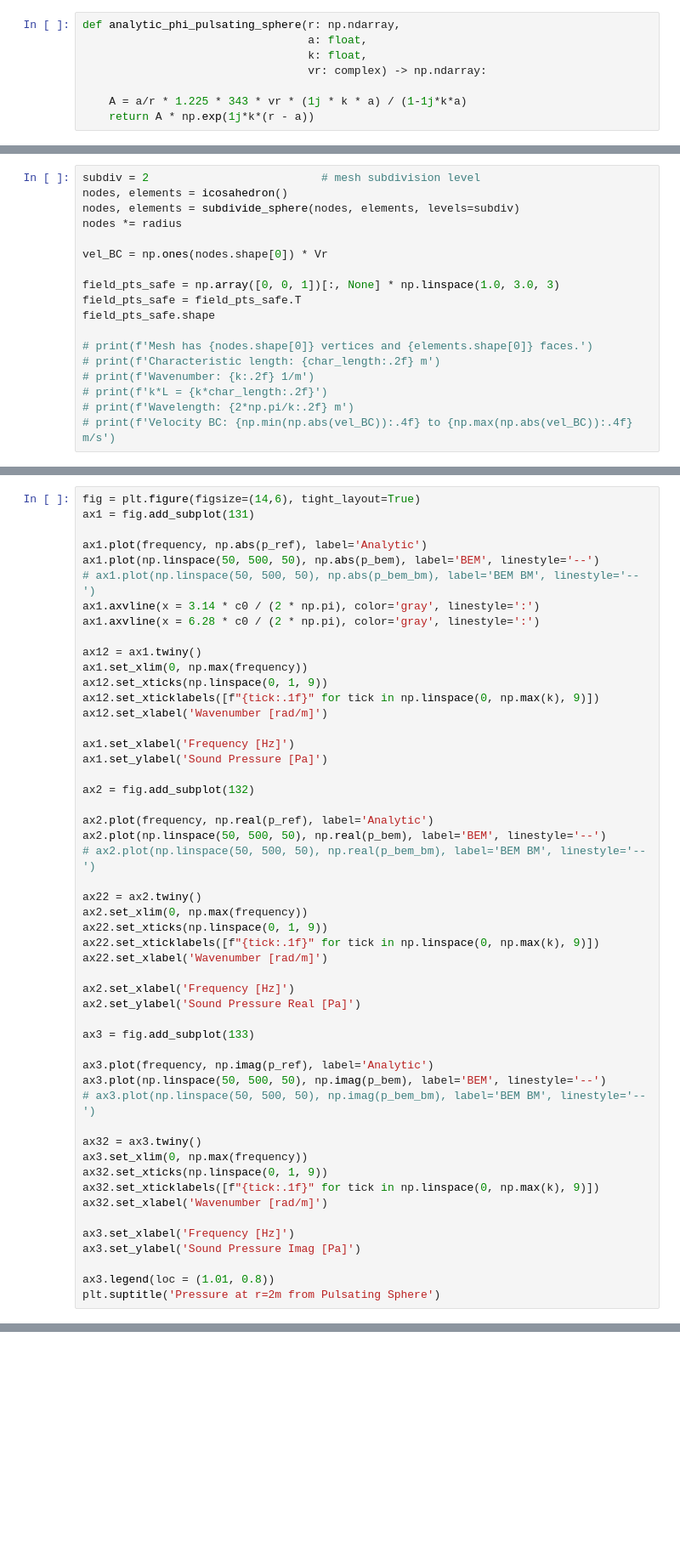
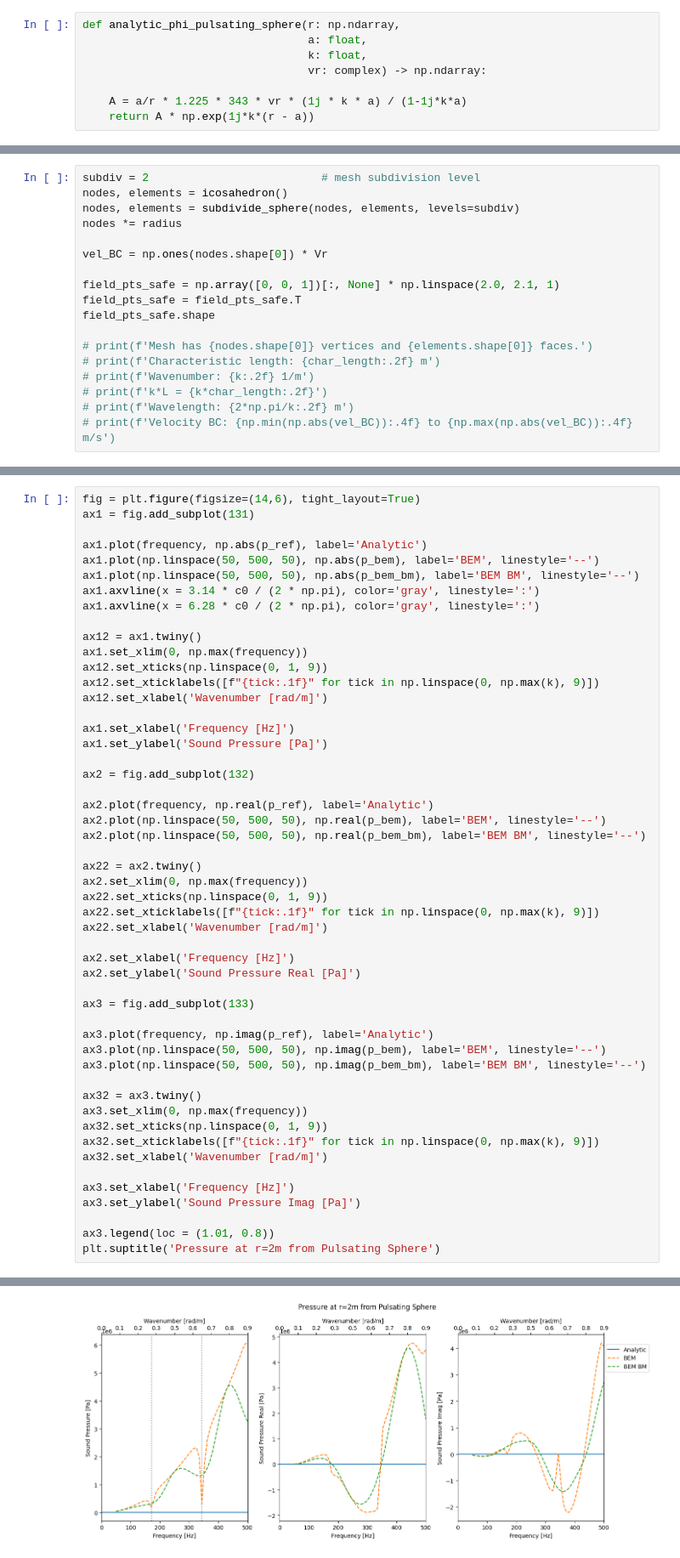
Before and after one commit to kristofcufar/Acoustic_BEM, a Jupyter notebook: Demo_monopole_freq_sweep.ipynb, the cells around one changed output, grey strips where cells are left out. Shown at 85% size. Drawn from its saved outputs; the diff is of its cells as text; blank space fills up the shorter version.

```diff
--- a/Demo_monopole_freq_sweep.ipynb
+++ b/Demo_monopole_freq_sweep.ipynb
@@ -136,7 +144,7 @@ nodes *= radius
 
 vel_BC = np.ones(nodes.shape[0]) * Vr
 
-field_pts_safe = np.array([0, 0, 1])[:, None] * np.linspace(1.0, 3.0, 3)
+field_pts_safe = np.array([0, 0, 1])[:, None] * np.linspace(2.0, 2.1, 1)
 field_pts_safe = field_pts_safe.T
 field_pts_safe.shape
 
@@ -210,7 +225,7 @@ ax1 = fig.add_subplot(131)
 
 ax1.plot(frequency, np.abs(p_ref), label='Analytic')
 ax1.plot(np.linspace(50, 500, 50), np.abs(p_bem), label='BEM', linestyle='--')
-# ax1.plot(np.linspace(50, 500, 50), np.abs(p_bem_bm), label='BEM BM', linestyle='--')
+ax1.plot(np.linspace(50, 500, 50), np.abs(p_bem_bm), label='BEM BM', linestyle='--')
 ax1.axvline(x = 3.14 * c0 / (2 * np.pi), color='gray', linestyle=':')
 ax1.axvline(x = 6.28 * c0 / (2 * np.pi), color='gray', linestyle=':')
 
@@ -227,7 +242,7 @@ ax2 = fig.add_subplot(132)
 
 ax2.plot(frequency, np.real(p_ref), label='Analytic')
 ax2.plot(np.linspace(50, 500, 50), np.real(p_bem), label='BEM', linestyle='--')
-# ax2.plot(np.linspace(50, 500, 50), np.real(p_bem_bm), label='BEM BM', linestyle='--')
+ax2.plot(np.linspace(50, 500, 50), np.real(p_bem_bm), label='BEM BM', linestyle='--')
 
 ax22 = ax2.twiny()
 ax2.set_xlim(0, np.max(frequency))
@@ -242,7 +257,7 @@ ax3 = fig.add_subplot(133)
 
 ax3.plot(frequency, np.imag(p_ref), label='Analytic')
 ax3.plot(np.linspace(50, 500, 50), np.imag(p_bem), label='BEM', linestyle='--')
-# ax3.plot(np.linspace(50, 500, 50), np.imag(p_bem_bm), label='BEM BM', linestyle='--')
+ax3.plot(np.linspace(50, 500, 50), np.imag(p_bem_bm), label='BEM BM', linestyle='--')
 
 ax32 = ax3.twiny()
 ax3.set_xlim(0, np.max(frequency))
@@ -255,3 +270,4 @@ ax3.set_ylabel('Sound Pressure Imag [Pa]')
 
 ax3.legend(loc = (1.01, 0.8))
 plt.suptitle('Pressure at r=2m from Pulsating Sphere')
+# %% [output]
@@ -257,0 +275 @@ plt.suptitle('Pressure at r=2m from Pulsating Sphere')
+[figure, added]
```
Also changed, not shown: parts of 8 cells of this notebook, 3 other files.
